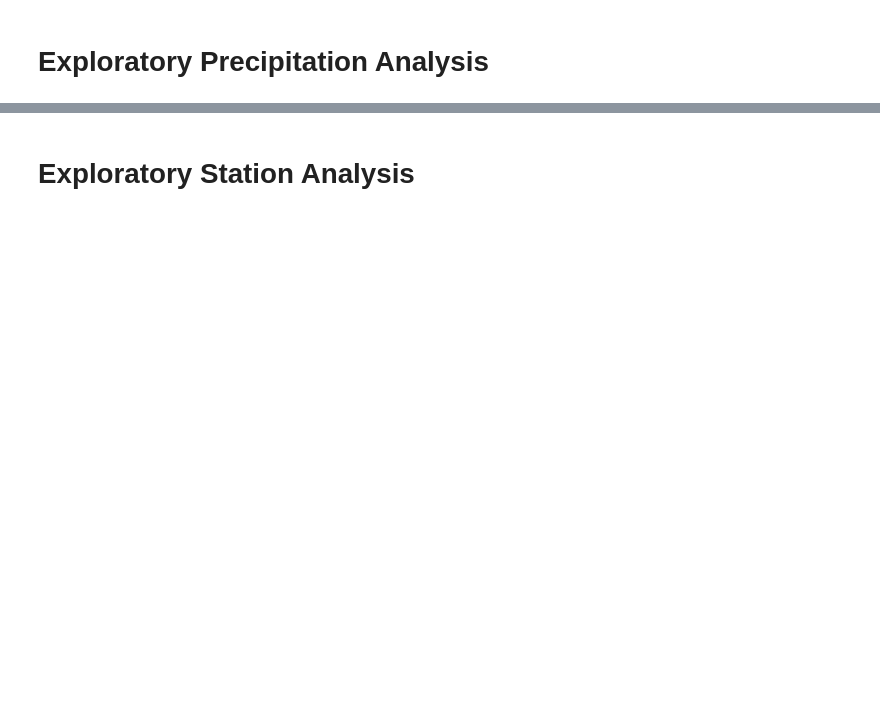
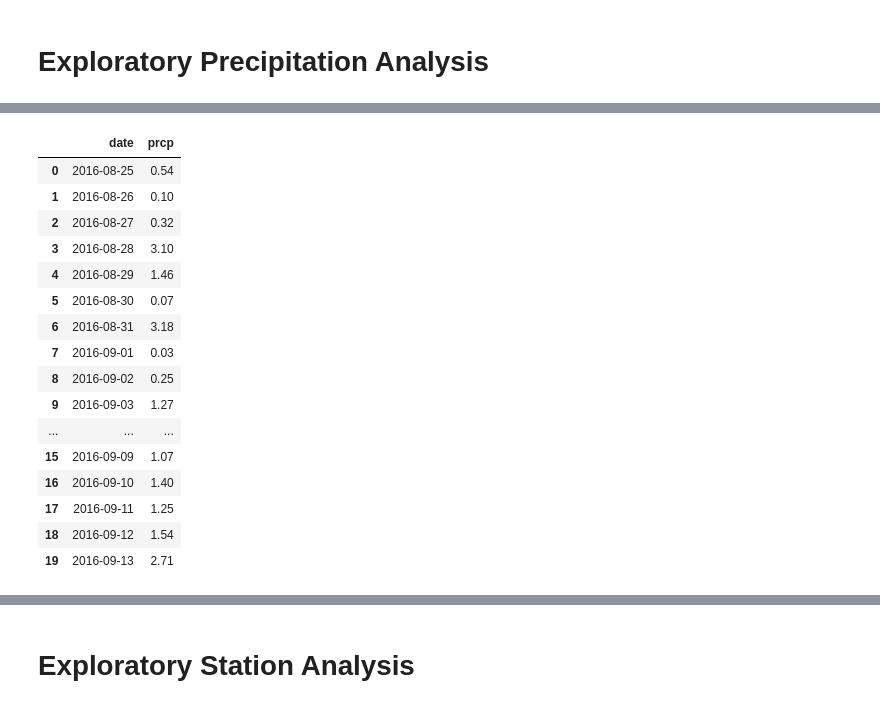
Before and after one commit to dalemunroe/sqlalchemy-challenge, a Jupyter notebook: climate_starter.ipynb, the cells around one changed output, grey strips where cells are left out. Saved outputs shown, nothing was run; the diff lists cells and outputs as text; code cells hidden in the pictures; blank space fills up the shorter version.

```diff
--- a/climate_starter.ipynb
+++ b/climate_starter.ipynb
@@ -157,0 +168,23 @@ for date in last_date1:
+# %%
+# Save the query results as a Pandas DataFrame and set the index to the date column
+query_df = pd.DataFrame(last_years_data, columns=['date', 'prcp'])
+query_df.set_index('date', inplace=False)
+query_df.head(20)
+# %% [output]
+|  | date | prcp |
+| 0 | 2016-08-25 | 0.54 |
+| 1 | 2016-08-26 | 0.10 |
+| 2 | 2016-08-27 | 0.32 |
+| 3 | 2016-08-28 | 3.10 |
+| 4 | 2016-08-29 | 1.46 |
+| 5 | 2016-08-30 | 0.07 |
+| 6 | 2016-08-31 | 3.18 |
+| 7 | 2016-09-01 | 0.03 |
+| 8 | 2016-09-02 | 0.25 |
+| 9 | 2016-09-03 | 1.27 |
+| ... | ... | ... |
+| 15 | 2016-09-09 | 1.07 |
+| 16 | 2016-09-10 | 1.40 |
+| 17 | 2016-09-11 | 1.25 |
+| 18 | 2016-09-12 | 1.54 |
+| 19 | 2016-09-13 | 2.71 |
```
Also changed, not shown: parts of 18 cells of this notebook, 1 other file.
